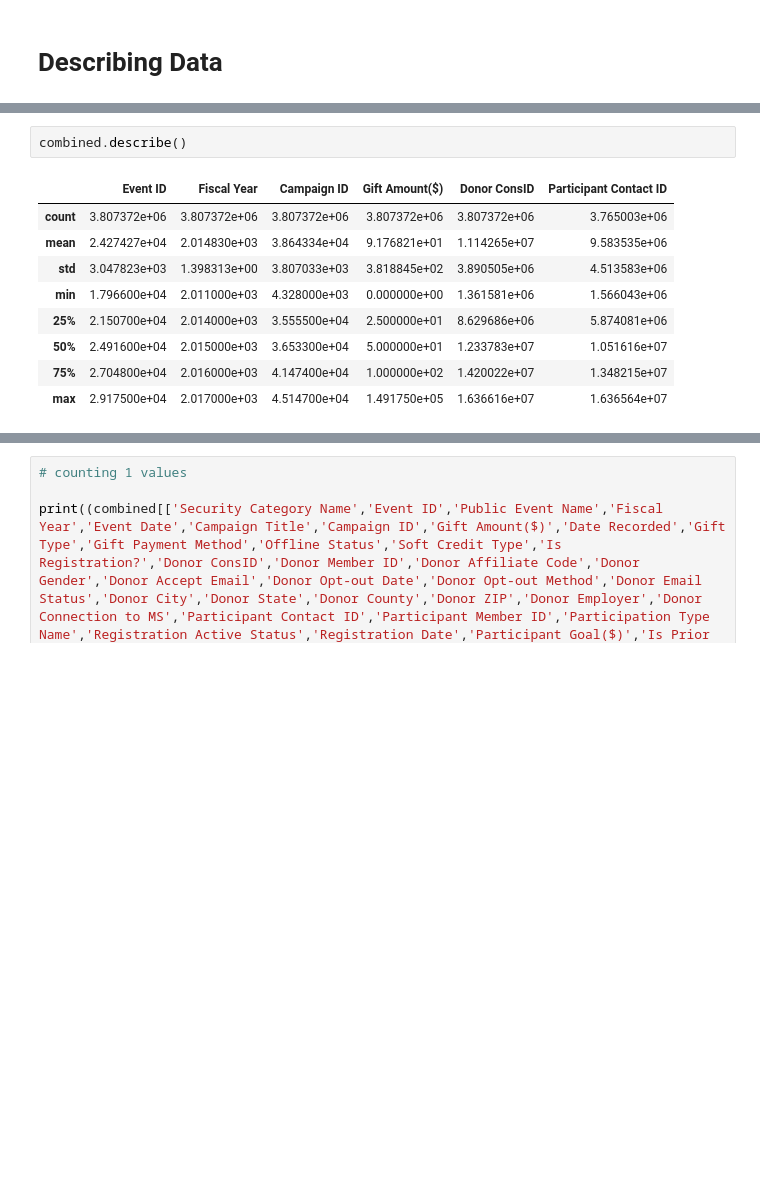
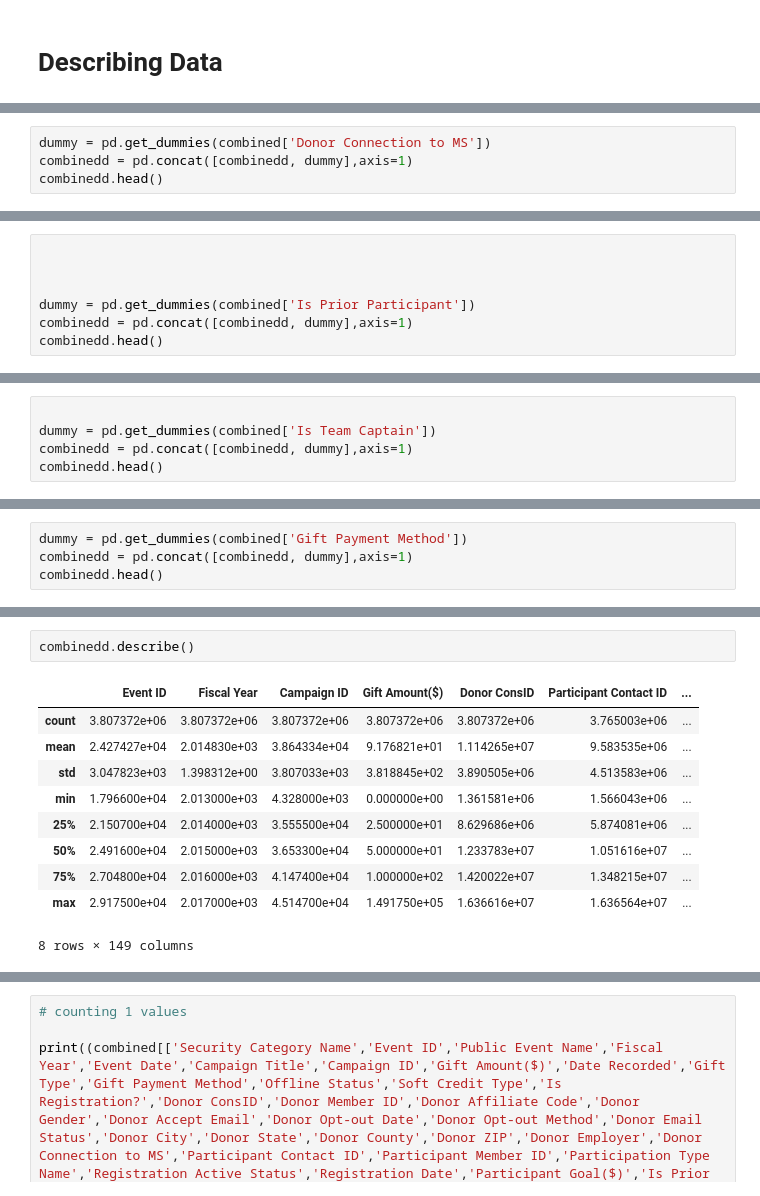
Before and after one commit to mills-jeffreyb/GENBA894, a Jupyter notebook: Mills_Jeff_CapstoneProject-Donations.ipynb, the cells around one changed output, grey strips where cells are left out. Saved outputs shown, nothing was run; the diff lists cells and outputs as text; blank space fills up the shorter version.

```diff
--- a/Mills_Jeff_CapstoneProject-Donations.ipynb
+++ b/Mills_Jeff_CapstoneProject-Donations.ipynb
@@ -306,0 +433,4 @@ Name: Gift Payment Method, dtype: int64
+# %%
+dummy = pd.get_dummies(combined['Donor Connection to MS'])
+combinedd = pd.concat([combinedd, dummy],axis=1)
+combinedd.head()
@@ -306,0 +445,7 @@ Name: Gift Payment Method, dtype: int64
+# %%
+
+
+
+dummy = pd.get_dummies(combined['Is Prior Participant'])
+combinedd = pd.concat([combinedd, dummy],axis=1)
+combinedd.head()
@@ -306,0 +460,5 @@ Name: Gift Payment Method, dtype: int64
+# %%
+
+dummy = pd.get_dummies(combined['Is Team Captain'])
+combinedd = pd.concat([combinedd, dummy],axis=1)
+combinedd.head()
@@ -306,0 +473,4 @@ Name: Gift Payment Method, dtype: int64
+# %%
+dummy = pd.get_dummies(combined['Gift Payment Method'])
+combinedd = pd.concat([combinedd, dummy],axis=1)
+combinedd.head()
@@ -307,12 +485,13 @@ Name: Gift Payment Method, dtype: int64
 # %%
-combined.describe()
+combinedd.describe()
 # %% [output]
-|  | Event ID | Fiscal Year | Campaign ID | Gift Amount($) | Donor ConsID | Participant Contact ID |
-| count | 3.807372e+06 | 3.807372e+06 | 3.807372e+06 | 3.807372e+06 | 3.807372e+06 | 3.765003e+06 |
-| mean | 2.427427e+04 | 2.014830e+03 | 3.864334e+04 | 9.176821e+01 | 1.114265e+07 | 9.583535e+06 |
-| std | 3.047823e+03 | 1.398313e+00 | 3.807033e+03 | 3.818845e+02 | 3.890505e+06 | 4.513583e+06 |
-| min | 1.796600e+04 | 2.011000e+03 | 4.328000e+03 | 0.000000e+00 | 1.361581e+06 | 1.566043e+06 |
-| 25% | 2.150700e+04 | 2.014000e+03 | 3.555500e+04 | 2.500000e+01 | 8.629686e+06 | 5.874081e+06 |
-| 50% | 2.491600e+04 | 2.015000e+03 | 3.653300e+04 | 5.000000e+01 | 1.233783e+07 | 1.051616e+07 |
-| 75% | 2.704800e+04 | 2.016000e+03 | 4.147400e+04 | 1.000000e+02 | 1.420022e+07 | 1.348215e+07 |
-| max | 2.917500e+04 | 2.017000e+03 | 4.514700e+04 | 1.491750e+05 | 1.636616e+07 | 1.636564e+07 |
+|  | Event ID | Fiscal Year | Campaign ID | Gift Amount($) | Donor ConsID | Participant Contact ID | ... |
+| count | 3.807372e+06 | 3.807372e+06 | 3.807372e+06 | 3.807372e+06 | 3.807372e+06 | 3.765003e+06 | ... |
+| mean | 2.427427e+04 | 2.014830e+03 | 3.864334e+04 | 9.176821e+01 | 1.114265e+07 | 9.583535e+06 | ... |
+| std | 3.047823e+03 | 1.398312e+00 | 3.807033e+03 | 3.818845e+02 | 3.890505e+06 | 4.513583e+06 | ... |
+| min | 1.796600e+04 | 2.013000e+03 | 4.328000e+03 | 0.000000e+00 | 1.361581e+06 | 1.566043e+06 | ... |
+| 25% | 2.150700e+04 | 2.014000e+03 | 3.555500e+04 | 2.500000e+01 | 8.629686e+06 | 5.874081e+06 | ... |
+| 50% | 2.491600e+04 | 2.015000e+03 | 3.653300e+04 | 5.000000e+01 | 1.233783e+07 | 1.051616e+07 | ... |
+| 75% | 2.704800e+04 | 2.016000e+03 | 4.147400e+04 | 1.000000e+02 | 1.420022e+07 | 1.348215e+07 | ... |
+| max | 2.917500e+04 | 2.017000e+03 | 4.514700e+04 | 1.491750e+05 | 1.636616e+07 | 1.636564e+07 | ... |
+8 rows × 149 columns
```
Also changed, not shown: parts of 24 cells of this notebook.
